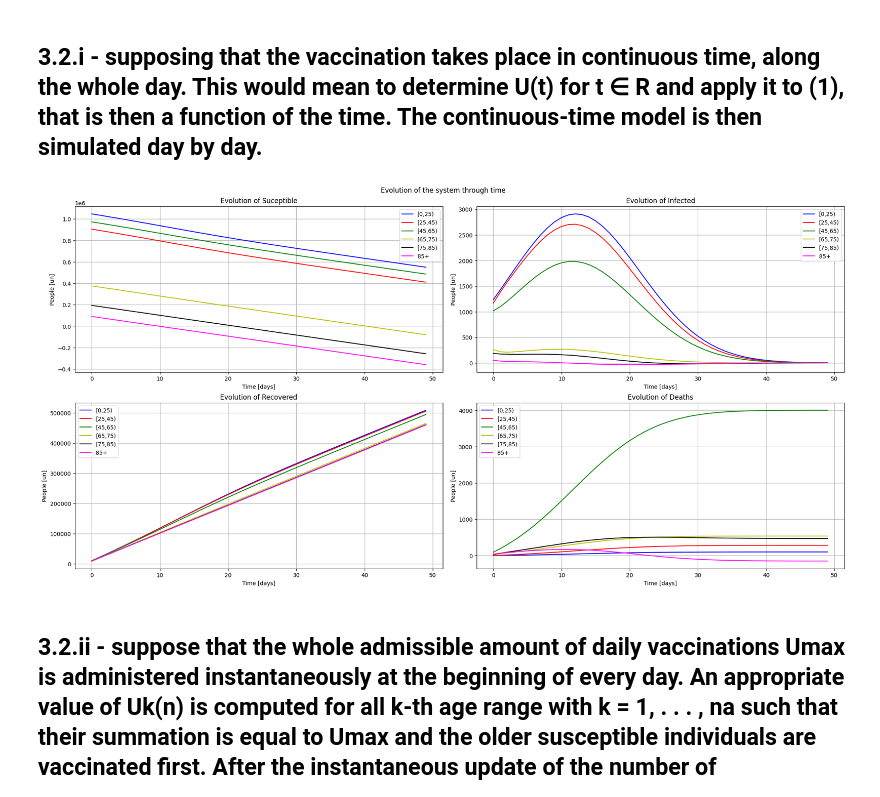
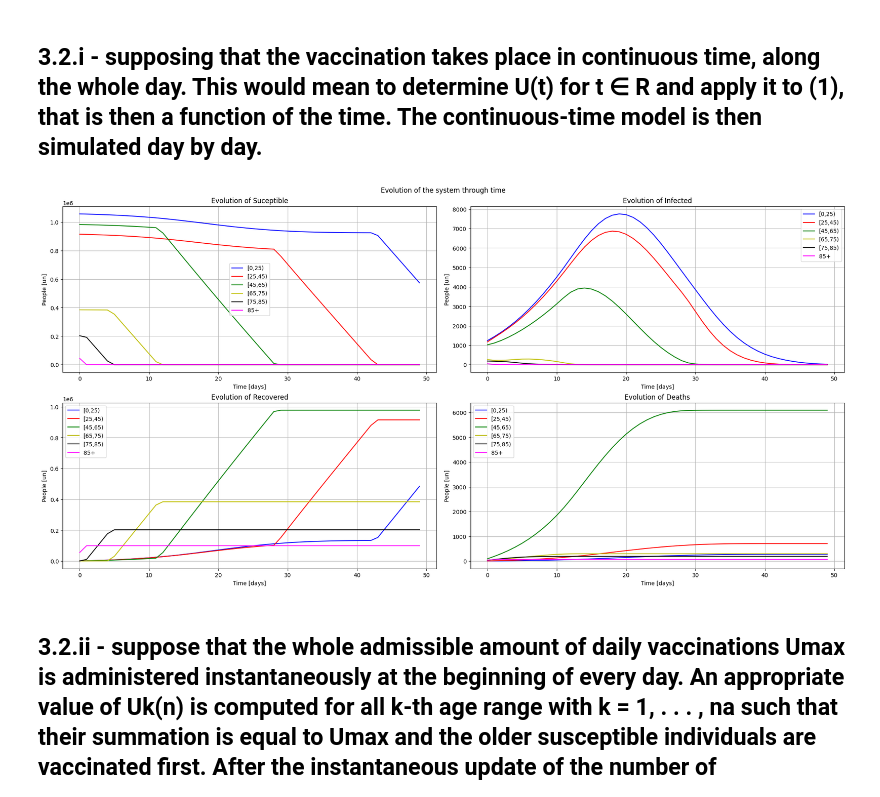
Before and after one commit to douglasmmachado/MPC, a Jupyter notebook: COVID-19.ipynb, the cells around one changed output. Saved outputs shown, nothing was run; the diff lists cells and outputs as text; code cells hidden in the pictures.

```diff
--- a/COVID-19.ipynb
+++ b/COVID-19.ipynb
@@ -179,31 +179,38 @@ plot_x(S_array, I_array, R_array, D_array, ranges)
 [figure]
 # %% [markdown]
 ## 3.2.i -  supposing that the vaccination takes place in continuous time, along the whole day. This would mean to determine U(t) for t ∈ R and apply it to (1), that is then a function of the time. The continuous-time model is then simulated day by day.
+# %%
+def calculate_u(umax, S, u):
+  un=umax
+  for i in range(n-1,-1,-1):
+      if S[i] > 0:
+          u[i] = np.minimum(S[i],un)
+          un = un - u[i]
+  return u
 # %%
 y0 = np.concatenate([S, I, R, D])
 x = y0
-na = 6
-vaccination_rate = umax // na
-U = np.ones(6) * vaccination_rate # Considering the same vaccination rate to all ages
-
 
 S_array = np.zeros(300).reshape(50,6)
 I_array = np.zeros(300).reshape(50,6)
 R_array = np.zeros(300).reshape(50,6)
 D_array = np.zeros(300).reshape(50,6)
 
 
 for day in range(50):
+  Sk = x[:6]
+  U = np.zeros(6)
+  U = calculate_u(umax, Sk, U)
   x = odeint(dxdt, x, [0,1], args=(C, U, gamr, gamd, lbd))
   x = x[1]
   S_array[day] = x[:6]
   I_array[day] = x[6:12]
   R_array[day] = x[12:18]
   D_array[day] = x[18:24]
 
 plot_x(S_array, I_array, R_array, D_array, ranges)
 # %% [output]
-[figure, old version]
+[figure, new version]
 # %% [markdown]
 ## 3.2.ii - suppose that the whole admissible amount of daily vaccinations Umax is administered instantaneously at the beginning of every day. An appropriate value of Uk(n) is computed for all k-th age range with k = 1, . . . , na such that their summation is equal to Umax and the older susceptible individuals are vaccinated first. After the instantaneous update of the number of susceptibles and recovered, the system (1) is simulated in open loop till the following day.
 # %%
```
Also changed, not shown: parts of 1 cell of this notebook.
